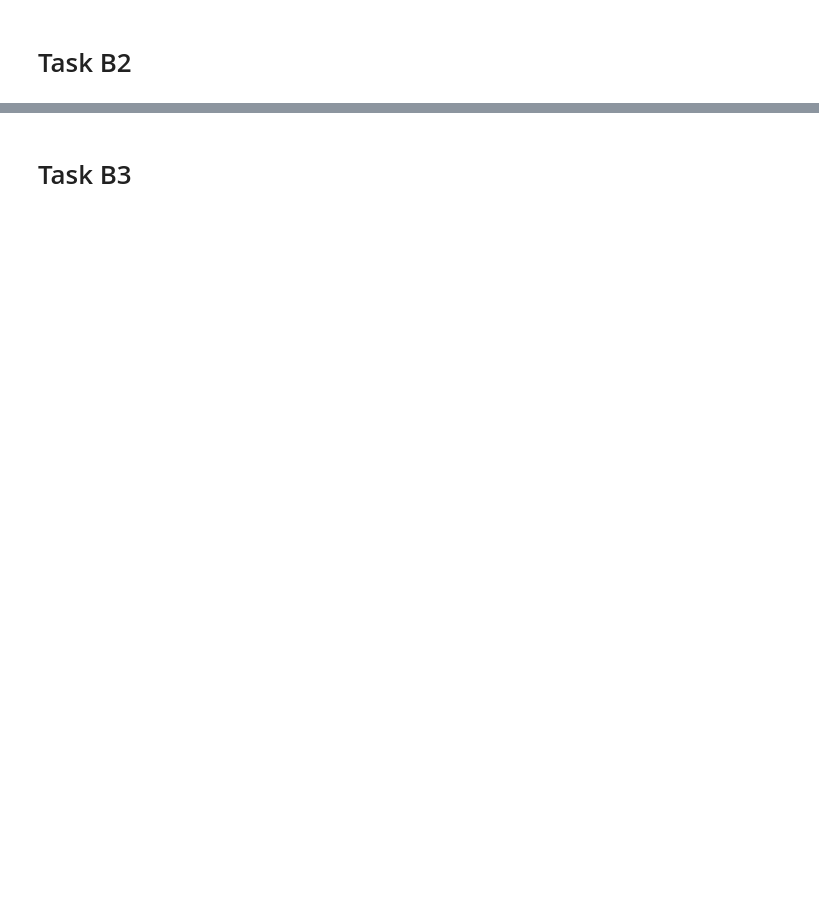
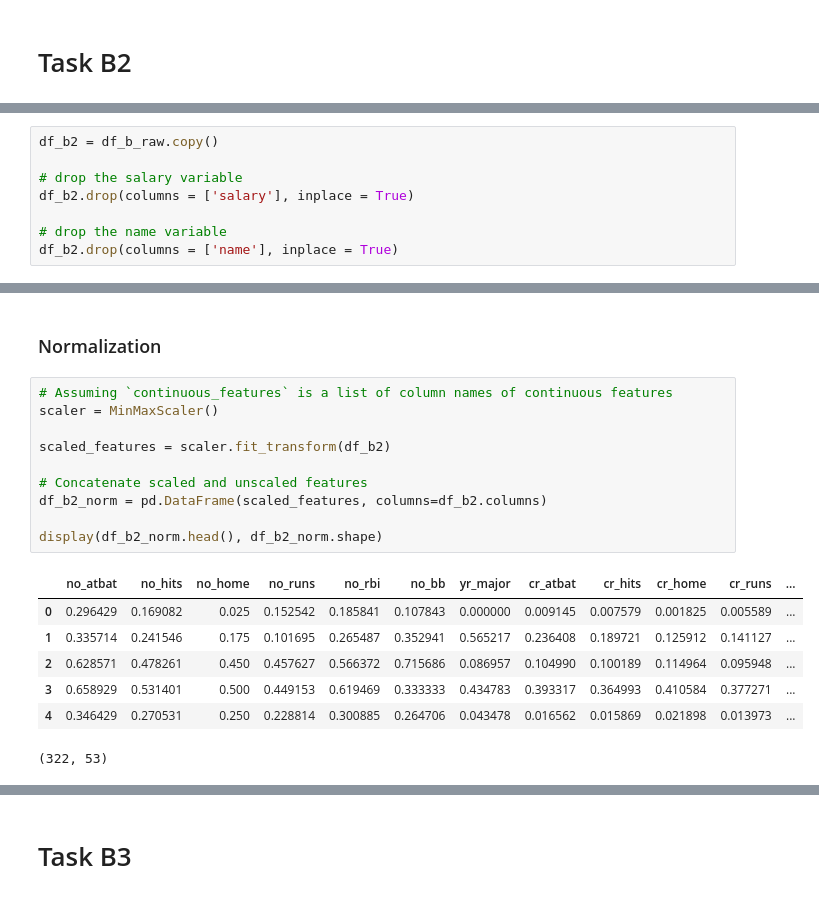
Before and after one commit to MSWinds/dm-group1-project, a Jupyter notebook: Final_Project.ipynb, the cells around one changed output, grey strips where cells are left out. Drawn from its saved outputs; the diff is of its cells as text; blank space fills up the shorter version.

```diff
--- a/Final_Project.ipynb
+++ b/Final_Project.ipynb
@@ -3627,0 +3745,8 @@ Outliers values:
+# %%
+df_b2 = df_b_raw.copy()
+
+# drop the salary variable
+df_b2.drop(columns = ['salary'], inplace = True)
+
+# drop the name variable
+df_b2.drop(columns = ['name'], inplace = True)
@@ -3627,0 +3842,20 @@ Outliers values:
+# %% [markdown]
+### Normalization
+# %%
+# Assuming `continuous_features` is a list of column names of continuous features
+scaler = MinMaxScaler()
+
+scaled_features = scaler.fit_transform(df_b2)
+
+# Concatenate scaled and unscaled features
+df_b2_norm = pd.DataFrame(scaled_features, columns=df_b2.columns)
+
+display(df_b2_norm.head(), df_b2_norm.shape)
+# %% [output]
+|  | no_atbat | no_hits | no_home | no_runs | no_rbi | no_bb | yr_major | cr_atbat | cr_hits | cr_home | cr_runs | ... |
+| 0 | 0.296429 | 0.169082 | 0.025 | 0.152542 | 0.185841 | 0.107843 | 0.000000 | 0.009145 | 0.007579 | 0.001825 | 0.005589 | ... |
+| 1 | 0.335714 | 0.241546 | 0.175 | 0.101695 | 0.265487 | 0.352941 | 0.565217 | 0.236408 | 0.189721 | 0.125912 | 0.141127 | ... |
+| 2 | 0.628571 | 0.478261 | 0.450 | 0.457627 | 0.566372 | 0.715686 | 0.086957 | 0.104990 | 0.100189 | 0.114964 | 0.095948 | ... |
+| 3 | 0.658929 | 0.531401 | 0.500 | 0.449153 | 0.619469 | 0.333333 | 0.434783 | 0.393317 | 0.364993 | 0.410584 | 0.377271 | ... |
+| 4 | 0.346429 | 0.270531 | 0.250 | 0.228814 | 0.300885 | 0.264706 | 0.043478 | 0.016562 | 0.015869 | 0.021898 | 0.013973 | ... |
+(322, 53)
```
Also changed, not shown: parts of 39 cells of this notebook.
